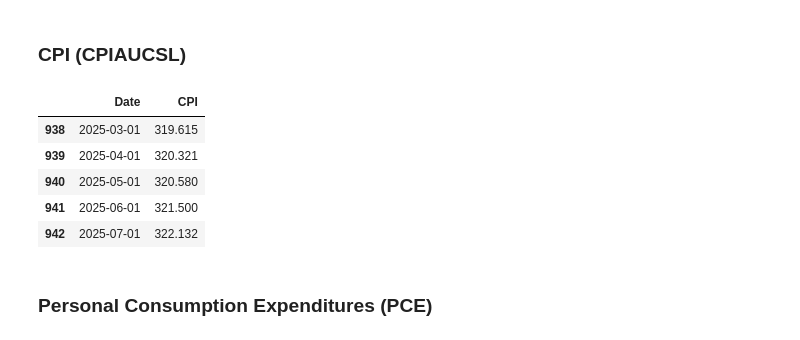
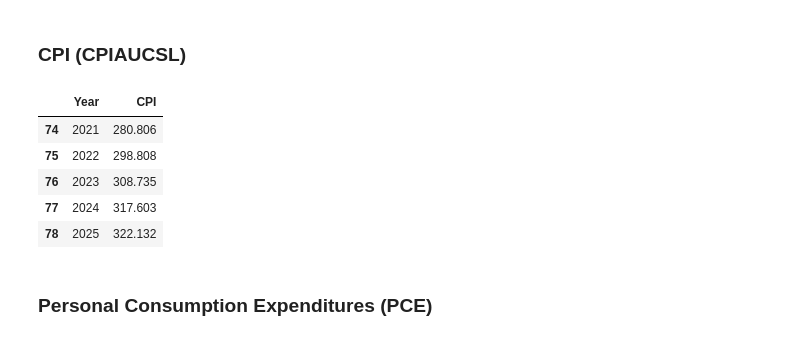
Before and after one commit to wallscreet/gov-data, a Jupyter notebook: notebook.ipynb, the cells around one changed output. Saved outputs shown, nothing was run; the diff lists cells and outputs as text; code cells hidden in the pictures.

```diff
--- a/notebook.ipynb
+++ b/notebook.ipynb
@@ -141,22 +171,22 @@ df_mtg30.tail()
 # %%
 cpi = fred.get_series('CPIAUCSL')
 cpi_df = cpi.to_frame().reset_index()
 cpi_df.columns = ['Date', 'CPI']
 cpi_df['Date'] = pd.to_datetime(cpi_df['Date'])
-#cpi_df.set_index('Date', inplace=True)
-# cpi_df = cpi_df.resample('YE').max()
-#cpi_df.index = cpi_df.index.year
-# cpi_df.reset_index(inplace=True)
-# cpi_df.columns = ['Year', 'CPI']
+cpi_df.set_index('Date', inplace=True)
+cpi_df = cpi_df.resample('YE').max()
+cpi_df.index = cpi_df.index.year
+cpi_df.reset_index(inplace=True)
+cpi_df.columns = ['Year', 'CPI']
 
 cpi_df.tail()
 # %% [output]
-|  | Date | CPI |
-| 938 | 2025-03-01 | 319.615 |
-| 939 | 2025-04-01 | 320.321 |
-| 940 | 2025-05-01 | 320.580 |
-| 941 | 2025-06-01 | 321.500 |
-| 942 | 2025-07-01 | 322.132 |
+|  | Year | CPI |
+| 74 | 2021 | 280.806 |
+| 75 | 2022 | 298.808 |
+| 76 | 2023 | 308.735 |
+| 77 | 2024 | 317.603 |
+| 78 | 2025 | 322.132 |
 # %% [markdown]
 ### Personal Consumption Expenditures (PCE)
 # %%
```
Also changed, not shown: parts of 17 cells of this notebook, 4 other files.
